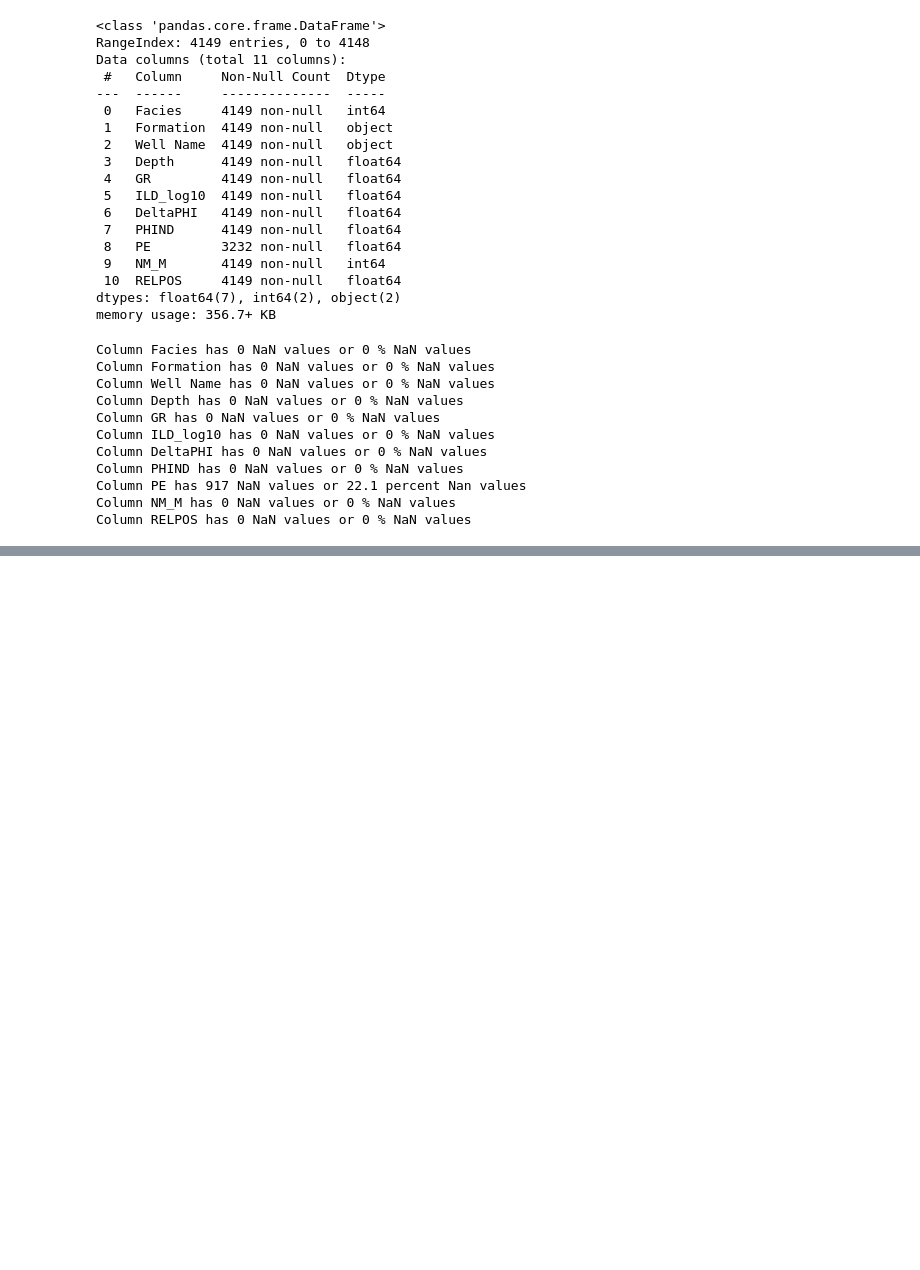
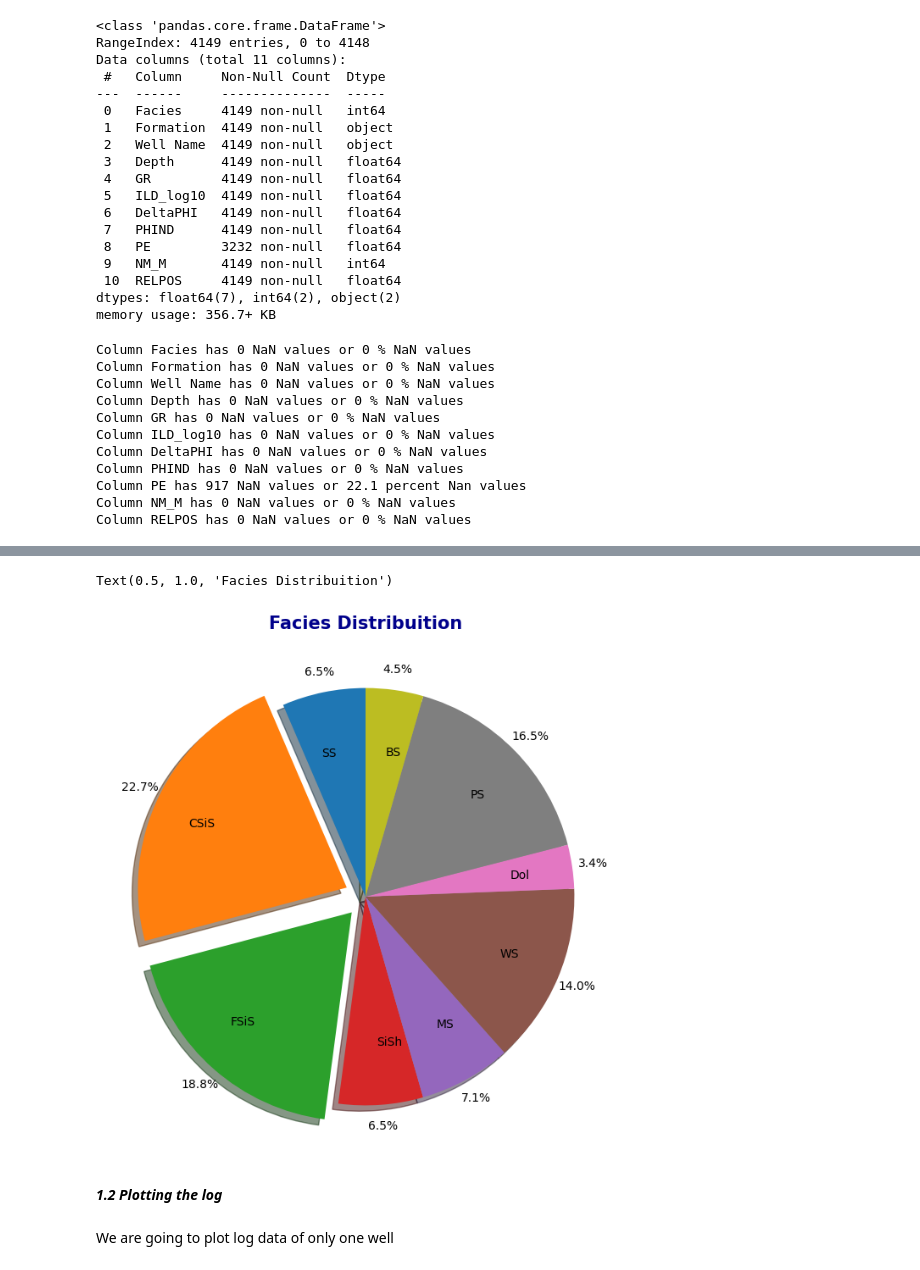
Before and after one commit to sanjuirm/Lithofacies-Classification-Using-Machine-Learning, a Jupyter notebook: Lithofacies.ipynb, the cells around one changed output, grey strips where cells are left out. Saved outputs shown, nothing was run; the diff lists cells and outputs as text; code cells hidden in the pictures; blank space fills up the shorter version.

```diff
--- a/Lithofacies.ipynb
+++ b/Lithofacies.ipynb
@@ -224,0 +165,13 @@ plt.plot(df_SHRIMPLIN['GR'], df_SHRIMPLIN['Depth'],
+# %%
+# Facies Distribuition
+facies_label = ['SS', 'CSiS', 'FSiS', 'SiSh', 'MS', 'WS', 'Dol','PS', 'BS']
+facies_count = []   # empty list for appending total number of occurences of each facies
+
+label_count = 1
+for label in facies_label:
+    cond = df['Facies'] == label_count
+    n = df[cond]['Facies'].value_counts().values.item()
+    facies_count.append(n)
+    print('{0} Facies has {1} number of occurences'.format(label, n))
+
+    label_count = label_count + 1
@@ -224,0 +188,16 @@ plt.plot(df_SHRIMPLIN['GR'], df_SHRIMPLIN['Depth'],
+# %%
+# Facies Distribuition plot
+fig,axe = plt.subplots(figsize= (8,8))
+
+axe.pie(x= facies_count, labels= facies_label, autopct= '%1.1f%%',
+        startangle=90, shadow={'ox': -0.04, 'edgecolor': 'none', 'shade': 0.9},
+        pctdistance=1.10, labeldistance=.7, explode= (0, 0.1, 0.1, 0, 0, 0, 0, 0, 0))
+
+axe.set_title('Facies Distribuition', color = 'darkblue', fontsize= 15, fontweight = 'bold')
+# %% [output]
+Text(0.5, 1.0, 'Facies Distribuition')
+[figure, added]
+# %% [markdown]
+***1.2 Plotting the log***
+# %% [markdown]
+We are going to plot log data of only one well
```
Also changed, not shown: parts of 18 cells of this notebook.
